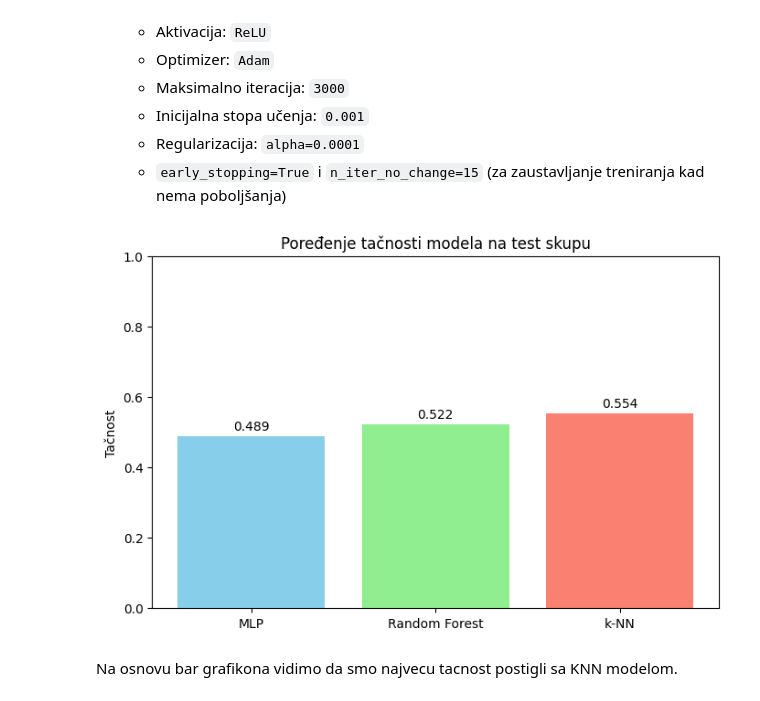
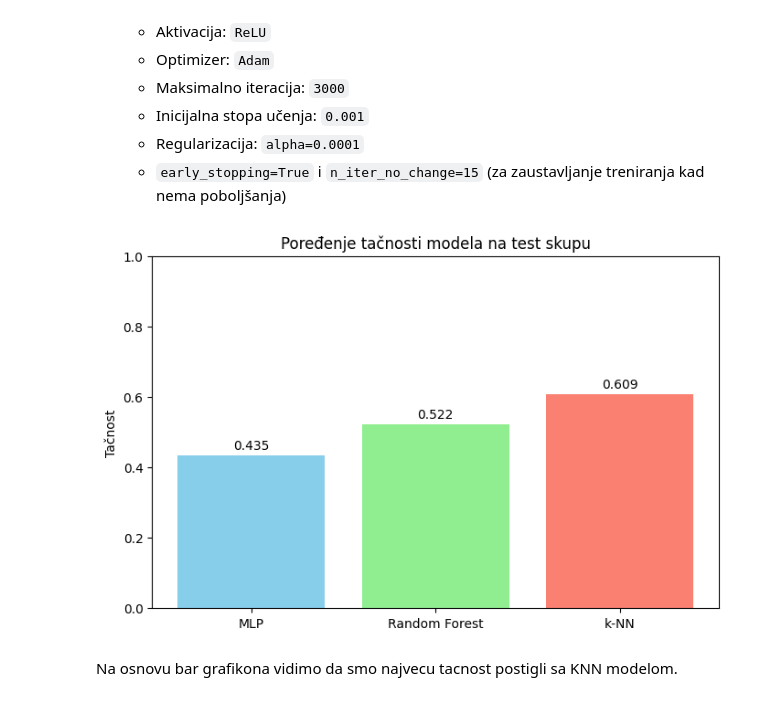
Before and after one commit to MilicaVujic/siap, a Jupyter notebook: Educational-data-mining.ipynb, the cells around one changed output. Cells and saved outputs as stored; diff of their text form; code cells hidden in the pictures.

Commit message:
prediction models improvement

```diff
--- a/Educational-data-mining.ipynb
+++ b/Educational-data-mining.ipynb
@@ -688,10 +687,10 @@ Ovim korakom podaci postaju pogodni za treniranje modela mašinskog učenja koji
 # KNN Model
 knn_model = KNeighborsClassifier(
     algorithm = 'auto',
-    leaf_size = 5,
+    leaf_size = 15,
     metric = 'minkowski',
-    n_neighbors = 23,
-    p = 1,
+    n_neighbors = 15,
+    p = 2,
     weights = 'uniform'
 )
 
@@ -790,21 +804,32 @@ Random Forest klasifikacija
 
 - Prikazana **važnost atributa** kako bi se videlo koji atributi najviše doprinose predikciji.
 # %%
-#mlp
+#MLP
 mlp = MLPClassifier(
-    hidden_layer_sizes=(32, 32, 32, 32),
-    max_iter=3000,
+    hidden_layer_sizes=(64, 32),
+    max_iter=1500,
     activation='relu',
-    solver='adam',
+    solver='sgd',
     random_state=42,
-    learning_rate_init = 0.001,
-    alpha = 0.0001,
-    early_stopping=True,
-    n_iter_no_change=15,
+    learning_rate_init=0.001,
+    alpha=0.01,
+    early_stopping=False
 )
+# Treniranje na test skupu
+mlp.fit(X_train, y_train)
 
-mlp.fit(X_train, y_train)
+# Evaluacija na validacionom skupu
+y_valid_pred = mlp.predict(X_valid)
+valid_acc = accuracy_score(y_valid, y_valid_pred)
+print("Validation Accuracy:", valid_acc)
+
+# Treniranje na celom trening skupu (train + valid)
+X_train_full = np.vstack([X_train, X_valid])
+y_train_full = np.hstack([y_train, y_valid])
+mlp.fit(X_train_full, y_train_full)
+
+# Testiranje na test skupu
 y_test_pred = mlp.predict(X_test)
-print("\nMLP Accuracy:", accuracy_score(y_test, y_test_pred))
-mpl_acc = accuracy_score(y_test, y_test_pred)
+mpl_test_acc = accuracy_score(y_test, y_test_pred)
+print("Test Accuracy:", mpl_test_acc)
 # %% [output]
@@ -833,22 +859,22 @@ plt.show()
   - `early_stopping=True` i `n_iter_no_change=15` (za zaustavljanje treniranja kad nema poboljšanja)
 # %%
 models = ['MLP', 'Random Forest', 'k-NN']
-accuracies = [mpl_acc, rf_acc, knn_test_accuracy]
+accuracies = [mpl_test_acc, rf_test_acc, knn_test_accuracy]
 
 plt.figure(figsize=(8,5))
 bars = plt.bar(models, accuracies, color=['skyblue','lightgreen','salmon'])
 plt.ylim(0,1)
 plt.ylabel('Tačnost')
 plt.title('Poređenje tačnosti modela na test skupu')
 
 # Prikaz vrednosti na vrhu barova bez zaokruživanja
 for bar in bars:
     yval = bar.get_height()
     plt.text(bar.get_x() + bar.get_width()/2.0, yval + 0.01, f"{yval:.3f}", ha='center', va='bottom')
 
 plt.show()
 # %% [output]
-[figure, old version]
+[figure, new version]
 # %% [markdown]
 Na osnovu bar grafikona vidimo da smo najvecu tacnost postigli sa KNN modelom.
 # %%
```
Also changed, not shown: parts of 7 cells of this notebook.
